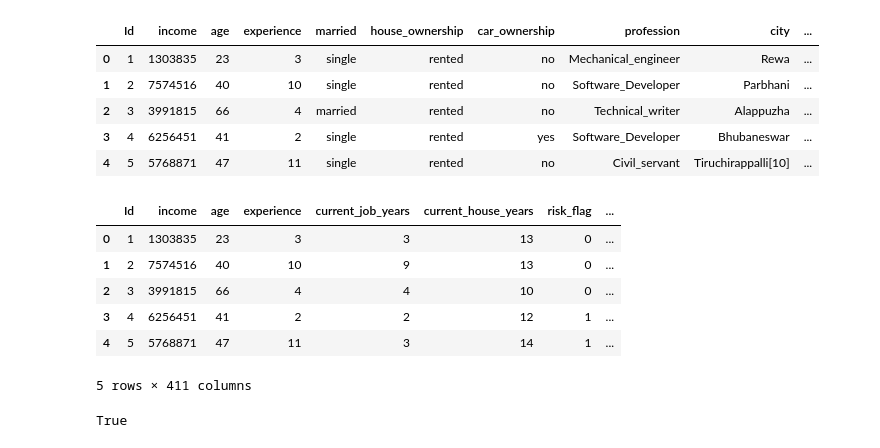
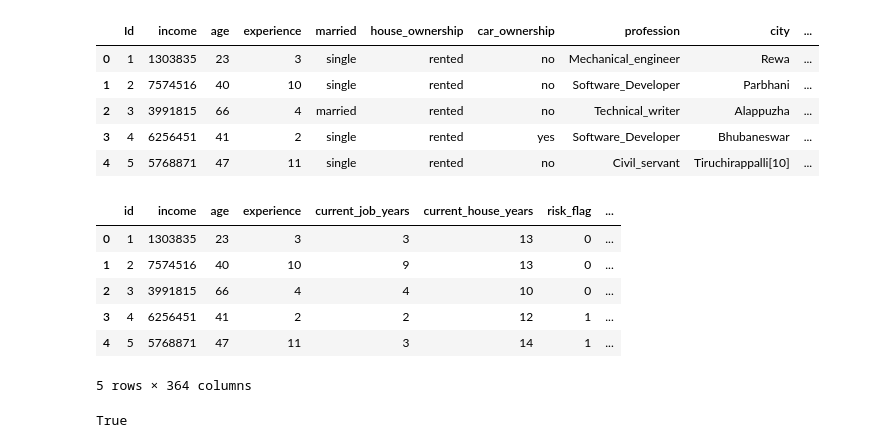
Before and after one commit to harshraj22/DeepLearning, a Jupyter notebook: submissions/Univ.ai [Credit Risk Prediction]/univ_ai_xgboostipynb.ipynb, the cells around one changed output. Saved outputs shown, nothing was run; the diff lists cells and outputs as text; code cells hidden in the pictures.

```diff
--- a/submissions/Univ.ai [Credit Risk Prediction]/univ_ai_xgboostipynb.ipynb
+++ b/submissions/Univ.ai [Credit Risk Prediction]/univ_ai_xgboostipynb.ipynb
@@ -28,18 +29,23 @@ df.head()
 | 2 | 3 | 3991815 | 66 | 4 | married | rented | no | Technical_writer | Alappuzha | ... |
 | 3 | 4 | 6256451 | 41 | 2 | single | rented | yes | Software_Developer | Bhubaneswar | ... |
 | 4 | 5 | 5768871 | 47 | 11 | single | rented | no | Civil_servant | Tiruchirappalli[10] | ... |
-# %%
-df = pd.get_dummies(df, columns=[ 'married', 'house_ownership', 'car_ownership', 'profession', 'city', 'state' ])
-df.rename(columns={'Id': 'id'})
-df.head()
-# %% [output]
-|  | Id | income | age | experience | current_job_years | current_house_years | risk_flag | ... |
-| 0 | 1 | 1303835 | 23 | 3 | 3 | 13 | 0 | ... |
-| 1 | 2 | 7574516 | 40 | 10 | 9 | 13 | 0 | ... |
-| 2 | 3 | 3991815 | 66 | 4 | 4 | 10 | 0 | ... |
-| 3 | 4 | 6256451 | 41 | 2 | 2 | 12 | 1 | ... |
-| 4 | 5 | 5768871 | 47 | 11 | 3 | 14 | 1 | ... |
-5 rows × 411 columns
+# %%
+df.rename(columns={'Id': 'id'}, inplace=True)
+df = pd.get_dummies(df, columns=[ 'married', 'house_ownership', 'car_ownership', 'profession', 'city', 'state' ])
+pred_df = pd.get_dummies(pred_df, columns=[ 'married', 'house_ownership', 'car_ownership', 'profession', 'city', 'state' ])
+pred_df['risk_flag'] = pd.Series(dtype='int')
+
+df, pred_df = df.align(pred_df, join='inner', axis=1)  # inner join
+
+df.head()
+# %% [output]
+|  | id | income | age | experience | current_job_years | current_house_years | risk_flag | ... |
+| 0 | 1 | 1303835 | 23 | 3 | 3 | 13 | 0 | ... |
+| 1 | 2 | 7574516 | 40 | 10 | 9 | 13 | 0 | ... |
+| 2 | 3 | 3991815 | 66 | 4 | 4 | 10 | 0 | ... |
+| 3 | 4 | 6256451 | 41 | 2 | 2 | 12 | 1 | ... |
+| 4 | 5 | 5768871 | 47 | 11 | 3 | 14 | 1 | ... |
+5 rows × 364 columns
 # %%
 import re
 
```
Also changed, not shown: parts of 11 cells of this notebook.
